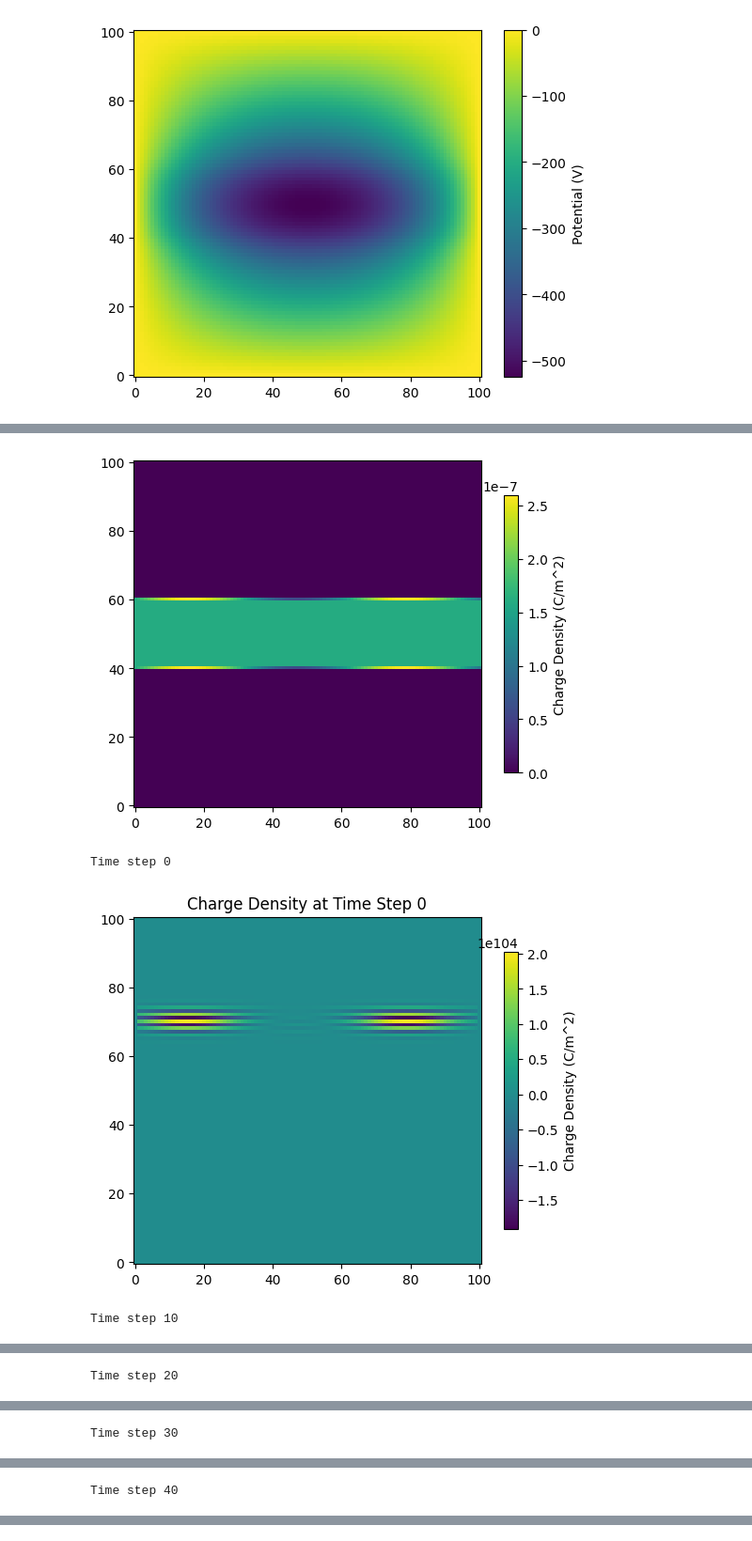
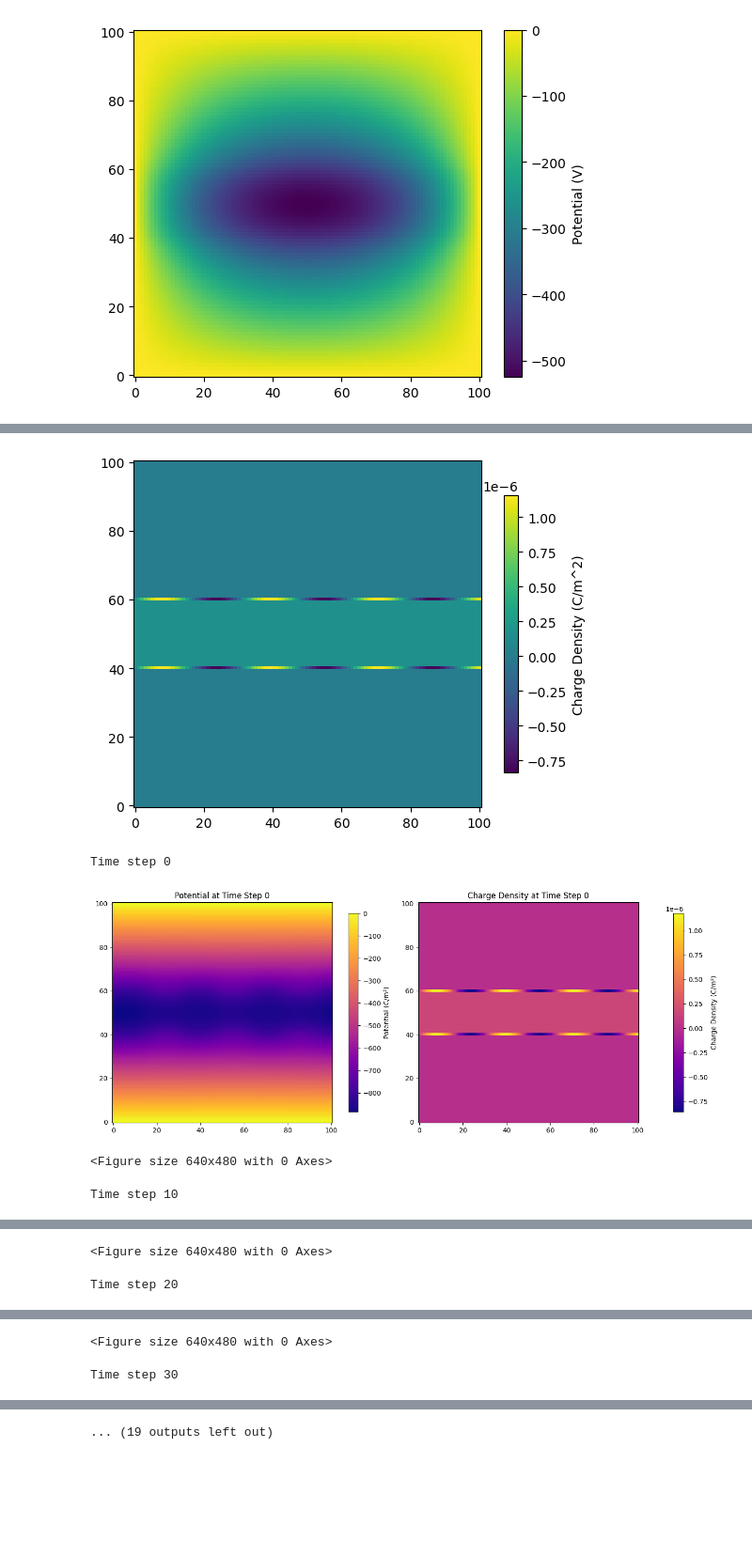
Before and after one commit to daisyabcxyz/Capstone-2025-2026, a Jupyter notebook: Matrix Inversion of Poisson.ipynb, the cells around one changed output, grey strips where cells are left out. Shown: that part at 94% size. Drawn from its saved outputs; the diff is of its cells as text; code cells hidden in the pictures; blank space fills up the shorter version.

```diff
--- a/Matrix Inversion of Poisson.ipynb
+++ b/Matrix Inversion of Poisson.ipynb
@@ -23,8 +23,8 @@ rho[40,:] = 1e12* (1.6e-19) + 1e-7 *np.sin(1*x)
 epsilon = 8.85e-12 #F/m
 
 #time steps
-steps = 20
-dt = 1e-1
+steps = 10
+dt = 1e-8
 
 #magnetic field
 B = 0.1 #Tesla
@@ -171,7 +175,7 @@ def velocity(Ex, Ey, B):
 #forward Euler method
 def forward_euler_charge_density(rho, vx, vy, dt):
     rho_new_time = rho.copy()
-    for n in range(steps):
+    for n in range(1):
         for i in range(1, nx):
             for j in range(1, ny):
                 # not sure vx and vy should be at i,j or i+1,j or i-1,j
@@ -187,13 +191,17 @@ def forward_euler_charge_density(rho, vx, vy, dt):
 # solve Poisson equation with Matrix Inversion
 rho = np.zeros([nx+1,ny+1],float)
 rho[40:60,:] = 1e12* (1.6e-19) #C/m^2
-rho[60,:] = 1e12* (1.6e-19) + 1e-7 *np.sin(0.1*x)
+X_exp, Y_exp= X[:,:],Y[:,:]
+rho[60,:] = 1e12* (1.6e-19) + 1e-5 *np.sin(0.5*x)
 plt.imshow(rho, origin = 'lower')
 
 phi = solve_poisson_1(rho)
 plt.imshow(phi, origin = 'lower')
 plt.colorbar(label="Potential (V)",shrink=1)
+#ax.streamplot(X, Y, Ex, Ey, color="white", linewidth=1, cmap=plt.cm.inferno,
+#              density=1.5, arrowstyle='->', arrowsize=1.5)
 
+'''
 # not sure if this is correct: using ODE solver to solve charge density
 def charge_density_ode(time_span, rho, vx, vy):
     rho= rho.reshape((nx+1, ny+1))
@@ -218,5 +226,6 @@ def solve_rho_ode(vx,vy,rho):
 
 Ex, Ey = electric_field(phi)
 vx, vy = velocity(Ex, Ey, B)
-#plt.imshow(solve_rho_ode(vx,vy,rho), origin = 'lower')
+plt.imshow(solve_rho_ode(vx,vy,rho), origin = 'lower')
+'''
 # %% [output]
@@ -230,31 +240,42 @@ plt.colorbar(label="Charge Density (C/m^2)",shrink=1)
 # %%
 #run simulation
 rho = np.zeros([nx+1,ny+1],float)
 rho[40:60,:] = 1e12* (1.6e-19) #C/m^2
-rho[60,:] = 1e12* (1.6e-19) + 1e-7 *np.sin(0.1*x)
-
-rho[40,:] = 1e12* (1.6e-19) + 1e-7 *np.sin(0.1*x)
+rho[60,:] = 1e12* (1.6e-19) + 1e-6 *np.sin(0.2*x)
+rho[40,:] = 1e12* (1.6e-19) + 1e-6 *np.sin(0.2*x)
 
 plt.imshow(rho, origin = 'lower')
 plt.colorbar(label="Charge Density (C/m^2)",shrink=0.8)
 
-for i in range (50):
+step = 100
+for i in range (step):
 
     phi = solve_poisson_1(rho)
     Ex, Ey = electric_field(phi)
     vx, vy = velocity(Ex, Ey, B)
     rho_new = forward_euler_charge_density(rho,vx,vy,dt)
-    #rho =  rho_new*dt+ rho
+    rho =  rho_new
 
     if i % 10 == 0:
         print(f"Time step {i}")
-        plt.imshow(rho_new, origin = 'lower')
-        #plt.imshow(phi)
-        plt.colorbar(label="Charge Density (C/m^2)",shrink=0.8)
-        plt.title(f"Charge Density at Time Step {i}")
+        fig = plt.figure(figsize=(19, 6))
+        ax1 = fig.add_subplot(1, 1, 1)
+        plot_1 = ax1.imshow(rho_new, origin = 'lower',cmap = 'plasma')
+        ax1.set_title(f"Charge Density at Time Step {i}")
+        fig.colorbar(plot_1, ax=ax1, label='Charge Density (C/m³)', shrink=0.9)
+
+        ax2 = fig.add_subplot(1, 2, 1)
+        plot_2 = ax2.imshow(phi, origin = 'lower',cmap = 'plasma')
+        ax2.set_title(f"Potential at Time Step {i}")
+        fig.colorbar(plot_2, ax=ax2, label='Potential (C/m³)', shrink=0.9)
+        #ax2.streamplot(X, Y, Ex, Ey, color="white", linewidth=1, cmap=plt.cm.inferno,
+         #     density=1.5, arrowstyle='->', arrowsize=1.5)
+
         plt.show()
+        plt.tight_layout()
 # %% [output]
-[figure, old version]
+[figure, new version]
 Time step 0
-[figure, old version]
+[figure, new version]
-Time step 10
+<Figure size 640x480 with 0 Axes>
+Time step 10
@@ -262 +283,2 @@ Time step 10
-Time step 20
+<Figure size 640x480 with 0 Axes>
+Time step 20
@@ -264 +286,2 @@ Time step 20
-Time step 30
+<Figure size 640x480 with 0 Axes>
+Time step 30
@@ -266 +288,0 @@ Time step 30
-Time step 40
@@ -267,0 +289 @@ Time step 40
+... (19 outputs left out)
```
Also changed, not shown: parts of 4 cells of this notebook.
